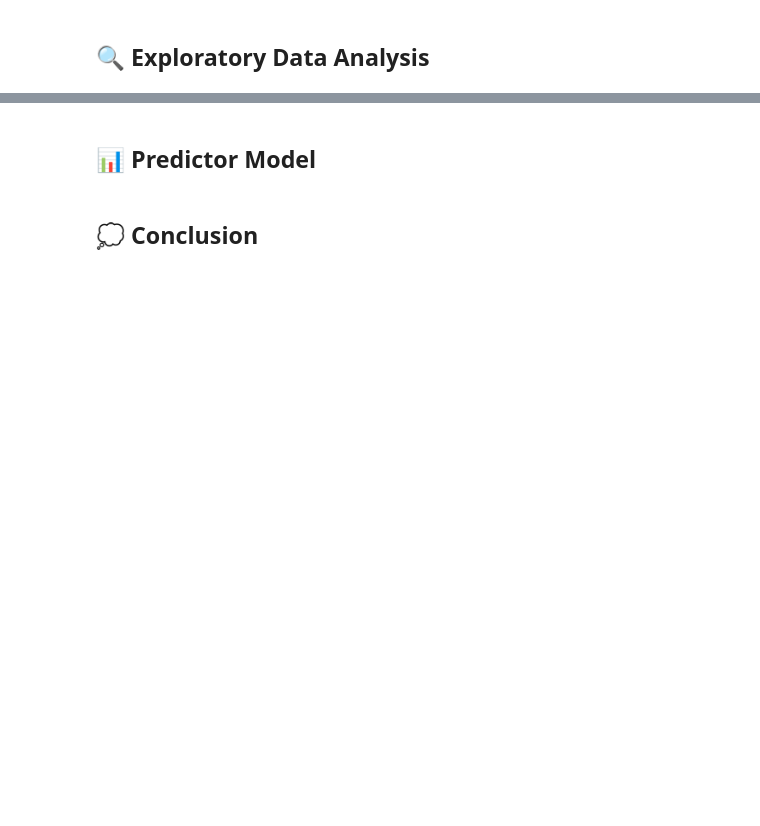
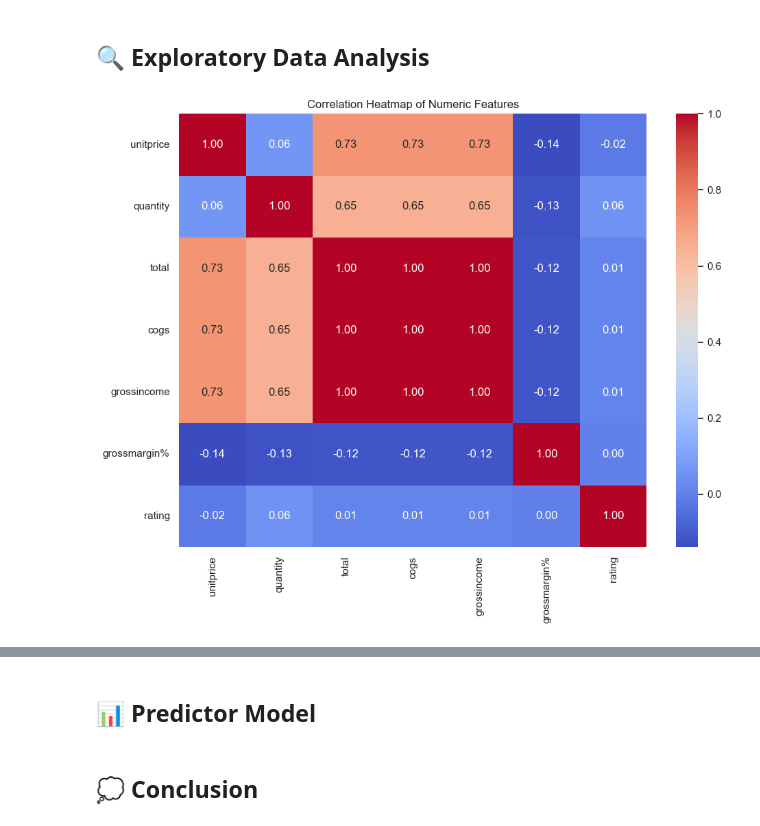
Before and after one commit to DiffelVIA/retail_sales_analysis, a Jupyter notebook: retail_sales_analysis.ipynb, the cells around one changed output, grey strips where cells are left out. Drawn from its saved outputs; the diff is of its cells as text; code cells hidden in the pictures; blank space fills up the shorter version.

```diff
--- a/retail_sales_analysis.ipynb
+++ b/retail_sales_analysis.ipynb
@@ -33,0 +37,3 @@ sns.set(style='whitegrid')
+# %%
+df = pd.read_csv(r'D:\Data analyst\datasets_kaggle\13-10-25\retail_sales_dataset.csv')
+df.info()
@@ -35,0 +69,3 @@ sns.set(style='whitegrid')
+# %%
+df.columns = df.columns.str.lower()
+df.columns
@@ -35,0 +77,3 @@ sns.set(style='whitegrid')
+# %%
+df['orderdate'] = pd.to_datetime(df['orderdate'], errors='coerce')
+df.info()
@@ -36,2 +120,17 @@ sns.set(style='whitegrid')
 # %% [markdown]
 ## 🔍 Exploratory Data Analysis <a id='EDA'></a>
+# %%
+#Extract only numeric columns for correlation analysis
+numeric_df = df.select_dtypes(include=[np.number])
+
+if numeric_df.shape[1] >= 4:
+    plt.figure(figsize=(10,8))
+    corr = numeric_df.corr()
+    sns.heatmap(corr, annot=True, fmt ='.2f', cmap='coolwarm')
+    plt.title('Correlation Heatmap of Numeric Features')
+    plt.tight_layout()
+    plt.show()
+else:
+    print('Not enough numeric columns for a correlation heatmap')
+# %% [output]
+[figure, added]
```
Also changed, not shown: parts of 11 cells of this notebook.
